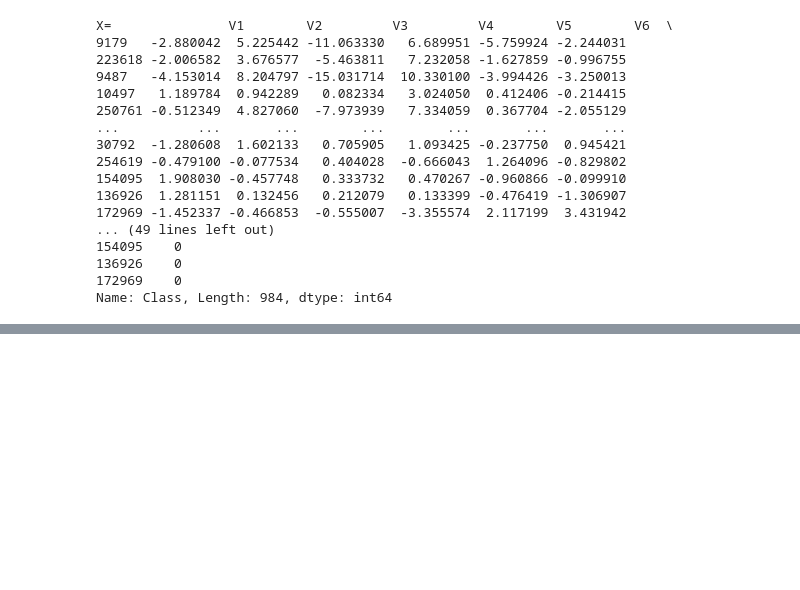
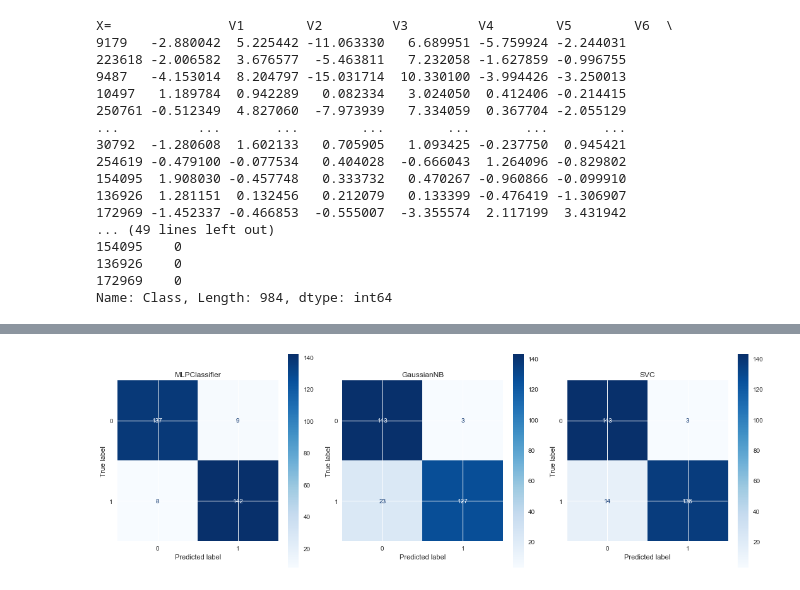
Before and after one commit to NehaDas25/DataScience_CS5661, a Jupyter notebook: Credit_Card_Fraud_Detection.ipynb, the cells around one changed output, grey strips where cells are left out. Drawn from its saved outputs; the diff is of its cells as text; code cells hidden in the pictures; blank space fills up the shorter version.

```diff
--- a/Credit_Card_Fraud_Detection.ipynb
+++ b/Credit_Card_Fraud_Detection.ipynb
@@ -317,0 +453,12 @@ plt.show()
+# %%
+fig, axes = plt.subplots(nrows=1, ncols=3, figsize=(15,5))
+classifiers = [ANN_Algorithm, naiveBayes_algorithm, svm_algorithm]
+for cls, ax in zip(classifiers, axes.flatten()):
+    plot_confusion_matrix(cls, X_test, y_test, ax=ax, cmap='Blues')
+    ax.title.set_text(type(cls).__name__)
+
+plt.savefig('Confusion Matrix for last 3-algorithms',dpi=100)
+plt.tight_layout()
+plt.show()
+# %% [output]
+[figure, added]
```
Also changed, not shown: parts of 20 cells of this notebook, 4 other files.
